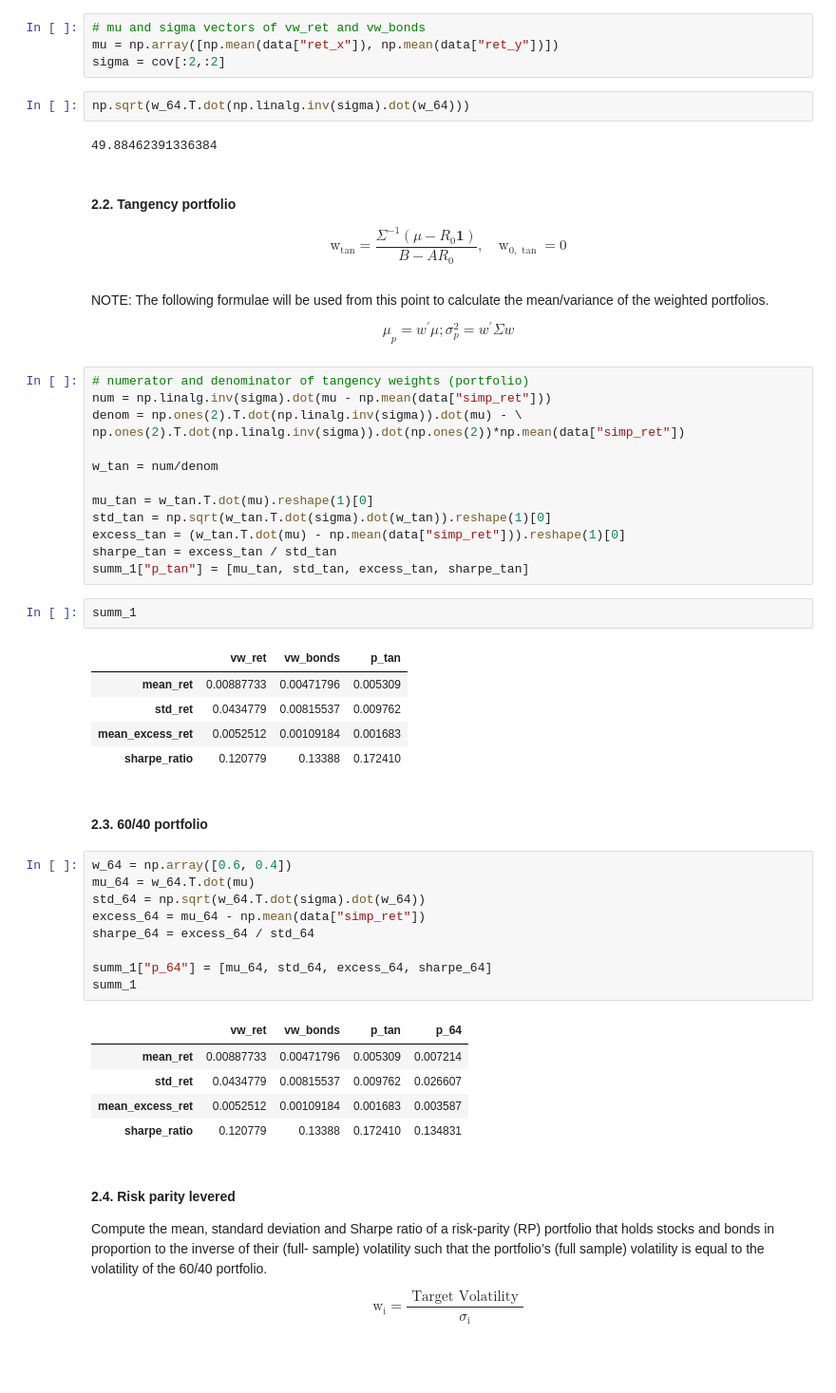
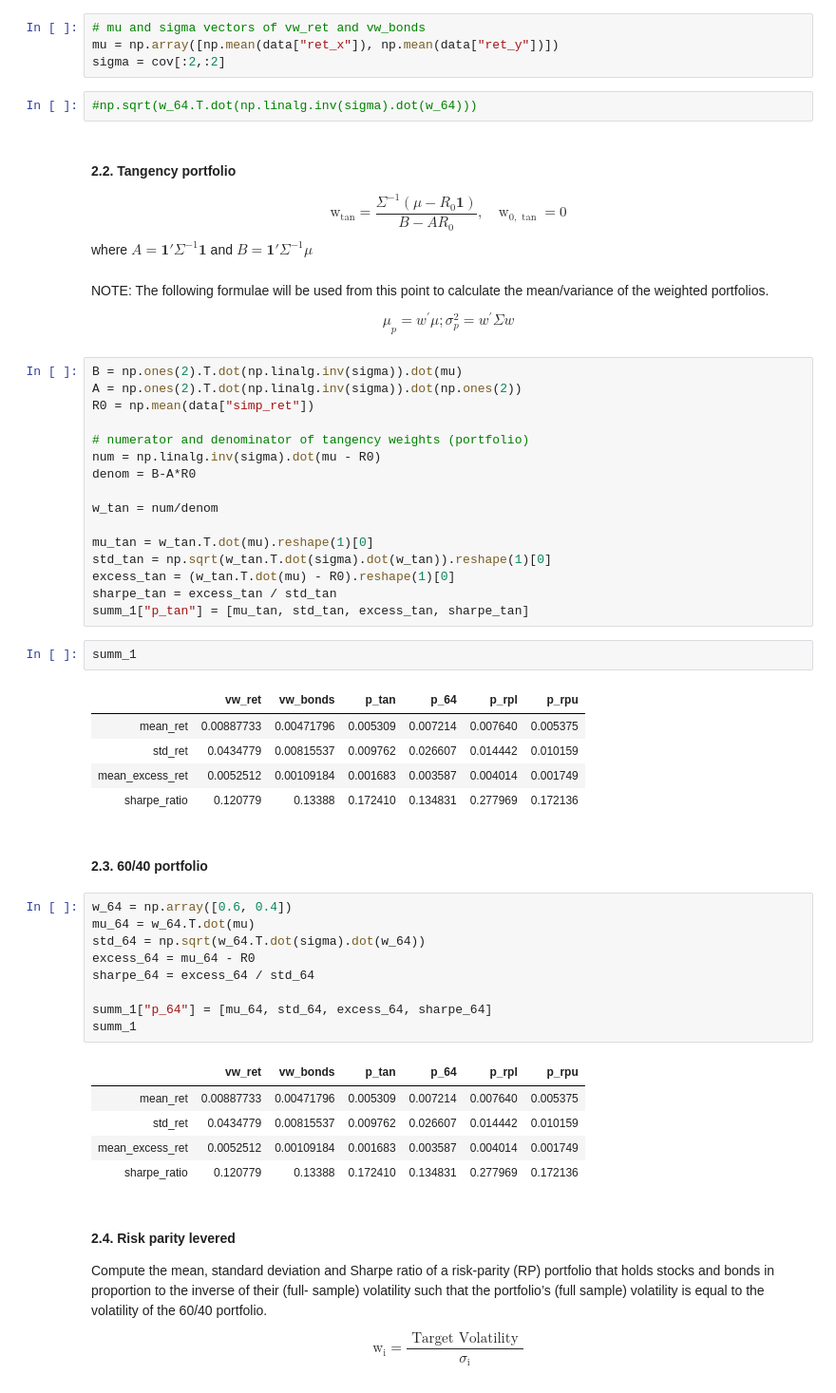
Before and after one commit to baohien97/EPFL-Investments, a Jupyter notebook: As3/InvestmentsAs3.ipynb, the cells around one changed output. Shown at 95% size. Cells and saved outputs as stored; diff of their text form; blank space fills up the shorter version.

```diff
--- a/As3/InvestmentsAs3.ipynb
+++ b/As3/InvestmentsAs3.ipynb
@@ -96,14 +96,14 @@ array([[ 1.        ,  0.09279471, -0.0217775 ],
 mu = np.array([np.mean(data["ret_x"]), np.mean(data["ret_y"])])
 sigma = cov[:2,:2]
 # %%
-np.sqrt(w_64.T.dot(np.linalg.inv(sigma).dot(w_64)))
+#np.sqrt(w_64.T.dot(np.linalg.inv(sigma).dot(w_64)))
-# %% [output]
-49.88462391336384
 # %% [markdown]
 #### 2.2. Tangency portfolio
 $$
 \mathrm{w}_{\tan }=\frac{\Sigma^{-1}\left(\mu-R_{0} \mathbf{1}\right)}{B-A R_{0}}, \quad \mathrm{w}_{0, \text { tan }}=0
 $$
+where
+$ A = \mathbf{1}' \Sigma^{-1} \mathbf{1} $ and $ B =\mathbf{1}' \Sigma^{-1} \mu$
 # %% [markdown]
 NOTE: The following formulae will be used from this point to calculate the mean/variance of the weighted portfolios.
 
@@ -111,43 +111,46 @@ $$
 \mu_{p}=w^{\prime} \mu; \sigma_{p}^{2}=w^{\prime} \Sigma w
 $$
 # %%
+B = np.ones(2).T.dot(np.linalg.inv(sigma)).dot(mu)
+A = np.ones(2).T.dot(np.linalg.inv(sigma)).dot(np.ones(2))
+R0 = np.mean(data["simp_ret"])
+
 # numerator and denominator of tangency weights (portfolio)
-num = np.linalg.inv(sigma).dot(mu - np.mean(data["simp_ret"]))
-denom = np.ones(2).T.dot(np.linalg.inv(sigma)).dot(mu) - \
-np.ones(2).T.dot(np.linalg.inv(sigma)).dot(np.ones(2))*np.mean(data["simp_ret"])
+num = np.linalg.inv(sigma).dot(mu - R0)
+denom = B-A*R0
 
 w_tan = num/denom
 
 mu_tan = w_tan.T.dot(mu).reshape(1)[0]
 std_tan = np.sqrt(w_tan.T.dot(sigma).dot(w_tan)).reshape(1)[0]
-excess_tan = (w_tan.T.dot(mu) - np.mean(data["simp_ret"])).reshape(1)[0]
+excess_tan = (w_tan.T.dot(mu) - R0).reshape(1)[0]
 sharpe_tan = excess_tan / std_tan
 summ_1["p_tan"] = [mu_tan, std_tan, excess_tan, sharpe_tan]
 # %%
 summ_1
 # %% [output]
-|  | vw_ret | vw_bonds | p_tan |
-| mean_ret | 0.00887733 | 0.00471796 | 0.005309 |
-| std_ret | 0.0434779 | 0.00815537 | 0.009762 |
-| mean_excess_ret | 0.0052512 | 0.00109184 | 0.001683 |
-| sharpe_ratio | 0.120779 | 0.13388 | 0.172410 |
+|  | vw_ret | vw_bonds | p_tan | p_64 | p_rpl | p_rpu |
+| mean_ret | 0.00887733 | 0.00471796 | 0.005309 | 0.007214 | 0.007640 | 0.005375 |
+| std_ret | 0.0434779 | 0.00815537 | 0.009762 | 0.026607 | 0.014442 | 0.010159 |
+| mean_excess_ret | 0.0052512 | 0.00109184 | 0.001683 | 0.003587 | 0.004014 | 0.001749 |
+| sharpe_ratio | 0.120779 | 0.13388 | 0.172410 | 0.134831 | 0.277969 | 0.172136 |
 # %% [markdown]
 #### 2.3. 60/40 portfolio
 # %%
 w_64 = np.array([0.6, 0.4])
 mu_64 = w_64.T.dot(mu)
 std_64 = np.sqrt(w_64.T.dot(sigma).dot(w_64))
-excess_64 = mu_64 - np.mean(data["simp_ret"])
+excess_64 = mu_64 - R0
 sharpe_64 = excess_64 / std_64
 
 summ_1["p_64"] = [mu_64, std_64, excess_64, sharpe_64]
 summ_1
 # %% [output]
-|  | vw_ret | vw_bonds | p_tan | p_64 |
-| mean_ret | 0.00887733 | 0.00471796 | 0.005309 | 0.007214 |
-| std_ret | 0.0434779 | 0.00815537 | 0.009762 | 0.026607 |
-| mean_excess_ret | 0.0052512 | 0.00109184 | 0.001683 | 0.003587 |
-| sharpe_ratio | 0.120779 | 0.13388 | 0.172410 | 0.134831 |
+|  | vw_ret | vw_bonds | p_tan | p_64 | p_rpl | p_rpu |
+| mean_ret | 0.00887733 | 0.00471796 | 0.005309 | 0.007214 | 0.007640 | 0.005375 |
+| std_ret | 0.0434779 | 0.00815537 | 0.009762 | 0.026607 | 0.014442 | 0.010159 |
+| mean_excess_ret | 0.0052512 | 0.00109184 | 0.001683 | 0.003587 | 0.004014 | 0.001749 |
+| sharpe_ratio | 0.120779 | 0.13388 | 0.172410 | 0.134831 | 0.277969 | 0.172136 |
 # %% [markdown]
 #### 2.4. Risk parity levered
 Compute the mean, standard deviation and Sharpe ratio of a risk-parity (RP)
```
Also changed, not shown: parts of 4 cells of this notebook.
